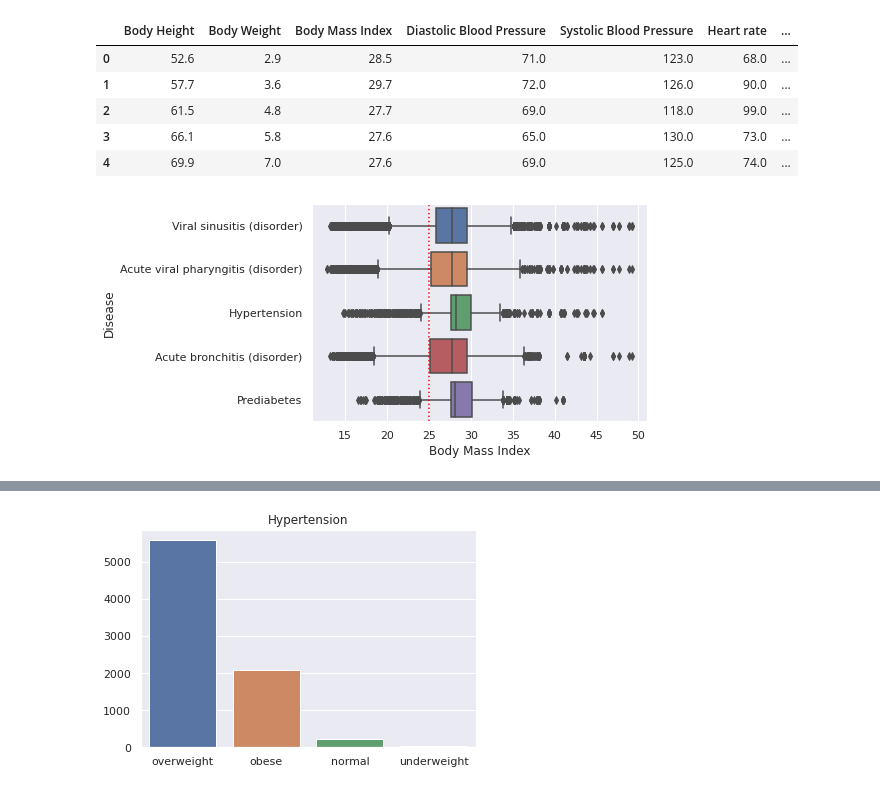
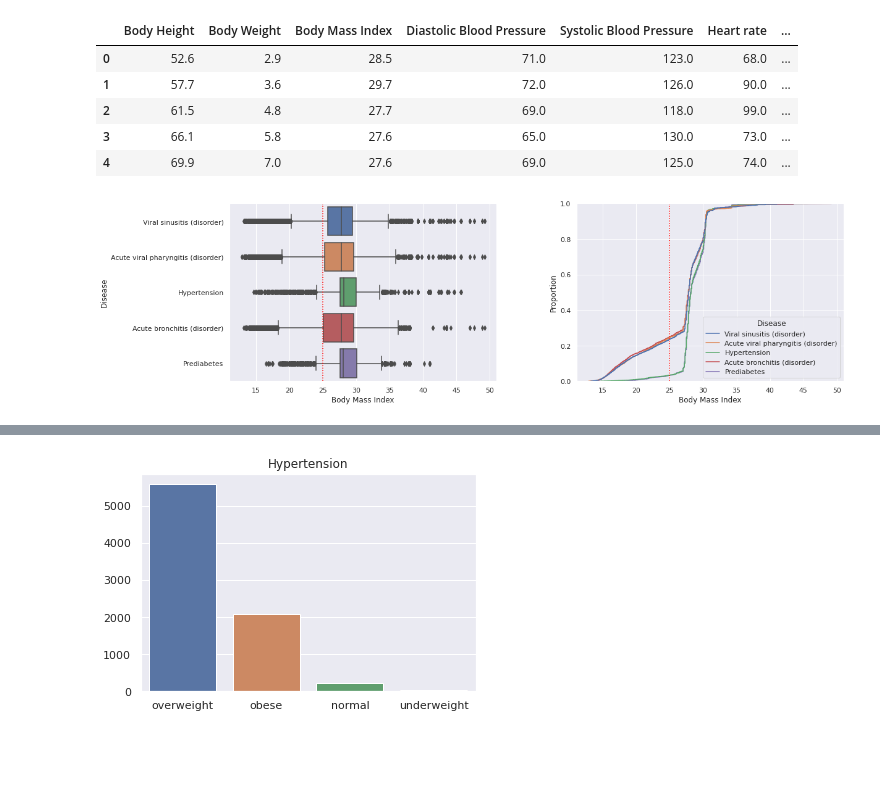
Before and after one commit to Fuenfgeld/DMA2022DataProjectC, a Jupyter notebook: src/analysis.ipynb, the cells around one changed output, grey strips where cells are left out. Saved outputs shown, nothing was run; the diff lists cells and outputs as text; code cells hidden in the pictures; blank space fills up the shorter version.

Commit message:
change BMI-Disease relations plot (Issue: #53)

```diff
--- a/src/analysis.ipynb
+++ b/src/analysis.ipynb
@@ -599,8 +605,15 @@ df_data.head()
 | 4 | 69.9 | 7.0 | 27.6 | 69.0 | 125.0 | 74.0 | ... |
 # %%
 sns.set(style="darkgrid")
-ax = sns.boxplot(x="Body Mass Index", y="Disease", data=df_data)
-plt.axvline(x=25, c='red',ls=':')
+fig, ax = plt.subplots(nrows=1, ncols=2)
+sns.boxplot(x="Body Mass Index", y="Disease", data=df_data,ax=ax[0])
+ax[0].axvline(x=25, c='red',ls=':')
+ax[0].set_position((-2.5,-0.1, 1, 1))
+
+sns.ecdfplot(data=df_data, x="Body Mass Index",hue='Disease',ax=ax[1])
+ax[1].axvline(x=25, c='red',ls=':')
+ax[1].set_position((-1.2, -0.1, 1, 1))
+
 plt.show()
 # %% [output]
-[figure, old version]
+[figure, new version]
```
Also changed, not shown: parts of 15 cells of this notebook.
